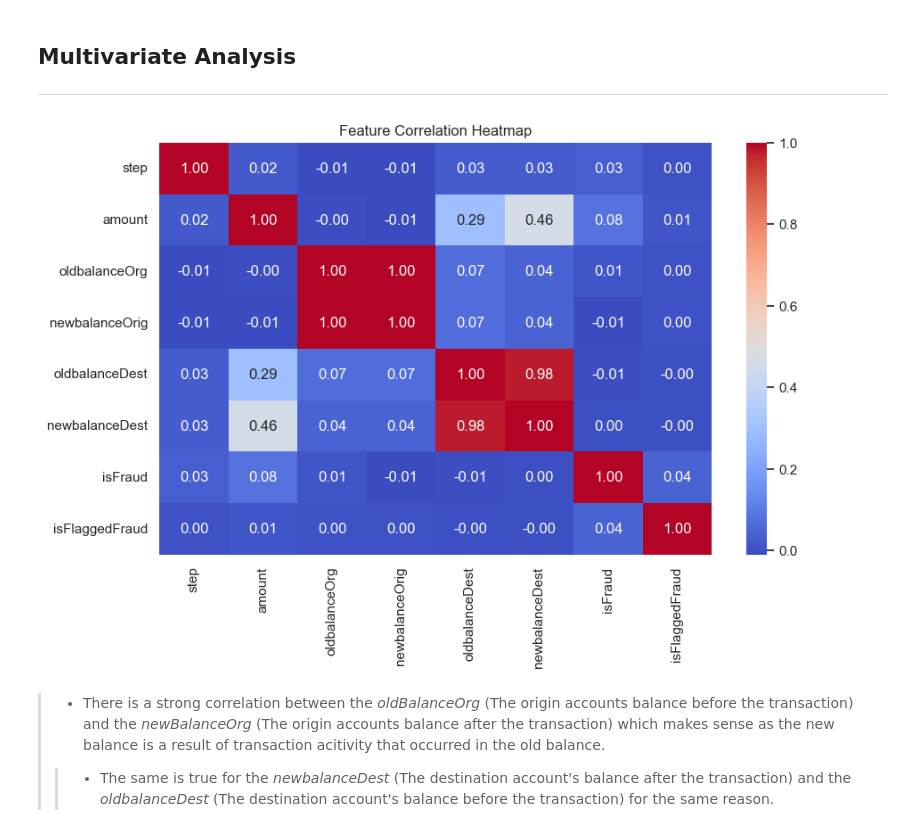
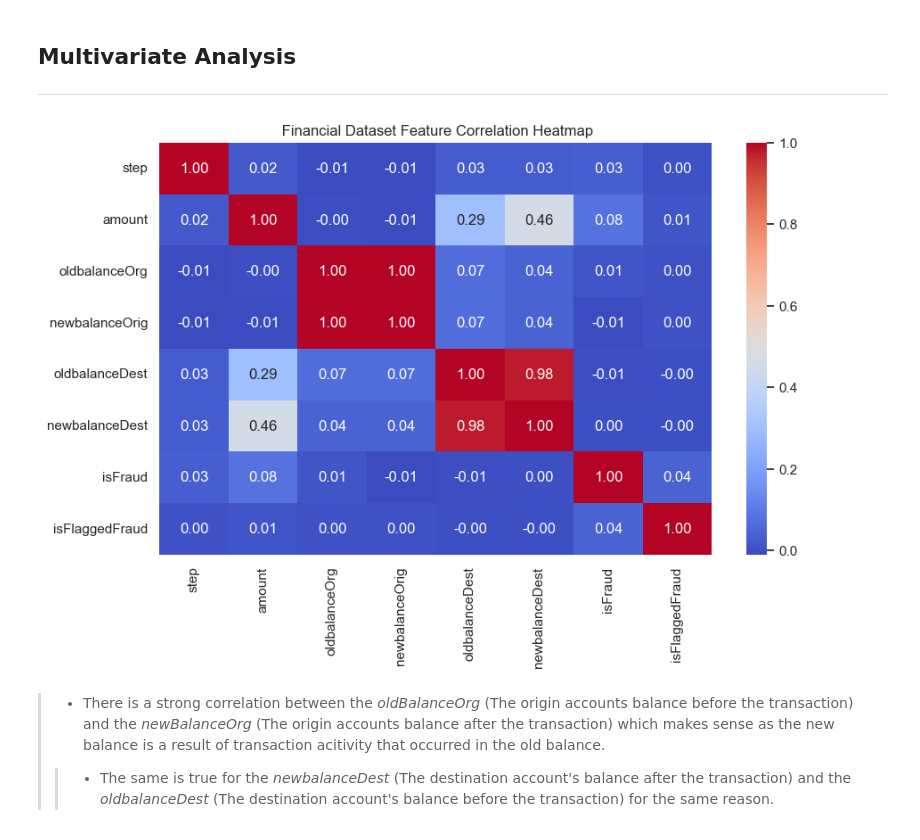
Before and after one commit to thetechleila/Financial-Fraud-Detection-Model, a Jupyter notebook: eda.ipynb, the cells around one changed output. Cells and saved outputs as stored; diff of their text form; code cells hidden in the pictures.

Commit message:
corr map added to images

```diff
--- a/eda.ipynb
+++ b/eda.ipynb
@@ -519,12 +519,12 @@ ___
 # %%
 # Create Correlation Heatmap of Dataset Numeric Features
 features_numeric = df.select_dtypes(include=[np.number])
 plt.figure(figsize=(10, 6))
 sns.heatmap(features_numeric.corr(), annot=True, cmap='coolwarm', fmt='.2f')
-plt.title('Feature Correlation Heatmap')
+plt.title(" Financial Dataset Feature Correlation Heatmap")
 plt.show()
 # %% [output]
-[figure, old version]
+[figure, new version]
 # %% [markdown]
 > * There is a strong correlation between the *oldBalanceOrg* (The origin accounts balance before the transaction) and the *newBalanceOrg* (The origin accounts balance after the transaction) which makes sense as the new balance is a result of transaction acitivity that occurred in the old balance.
 >>  * The same is true for the *newbalanceDest* (The destination account's balance after the transaction) and the *oldbalanceDest* (The destination account's balance before the transaction) for the same reason.
```
Also changed, not shown: 1 other file.
